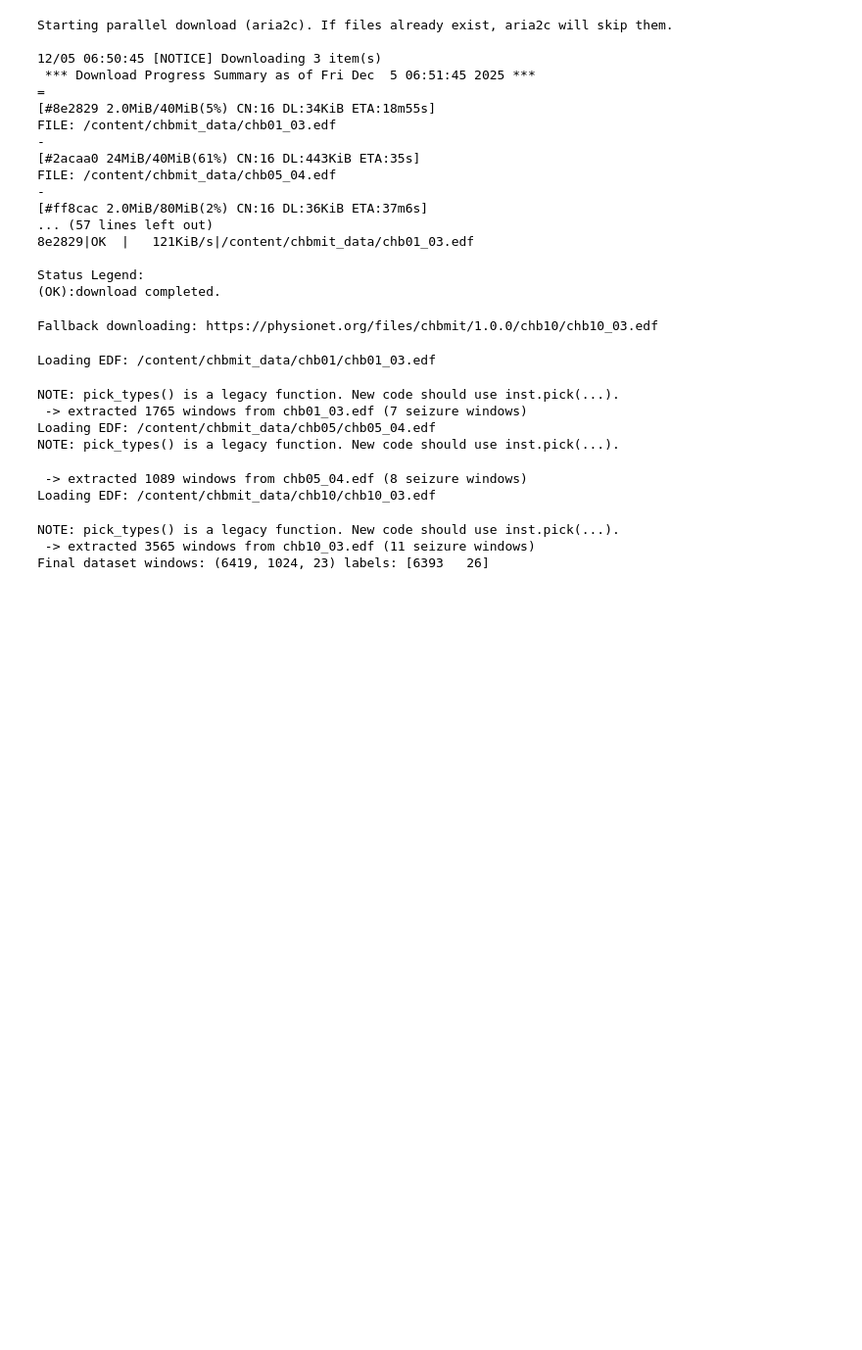
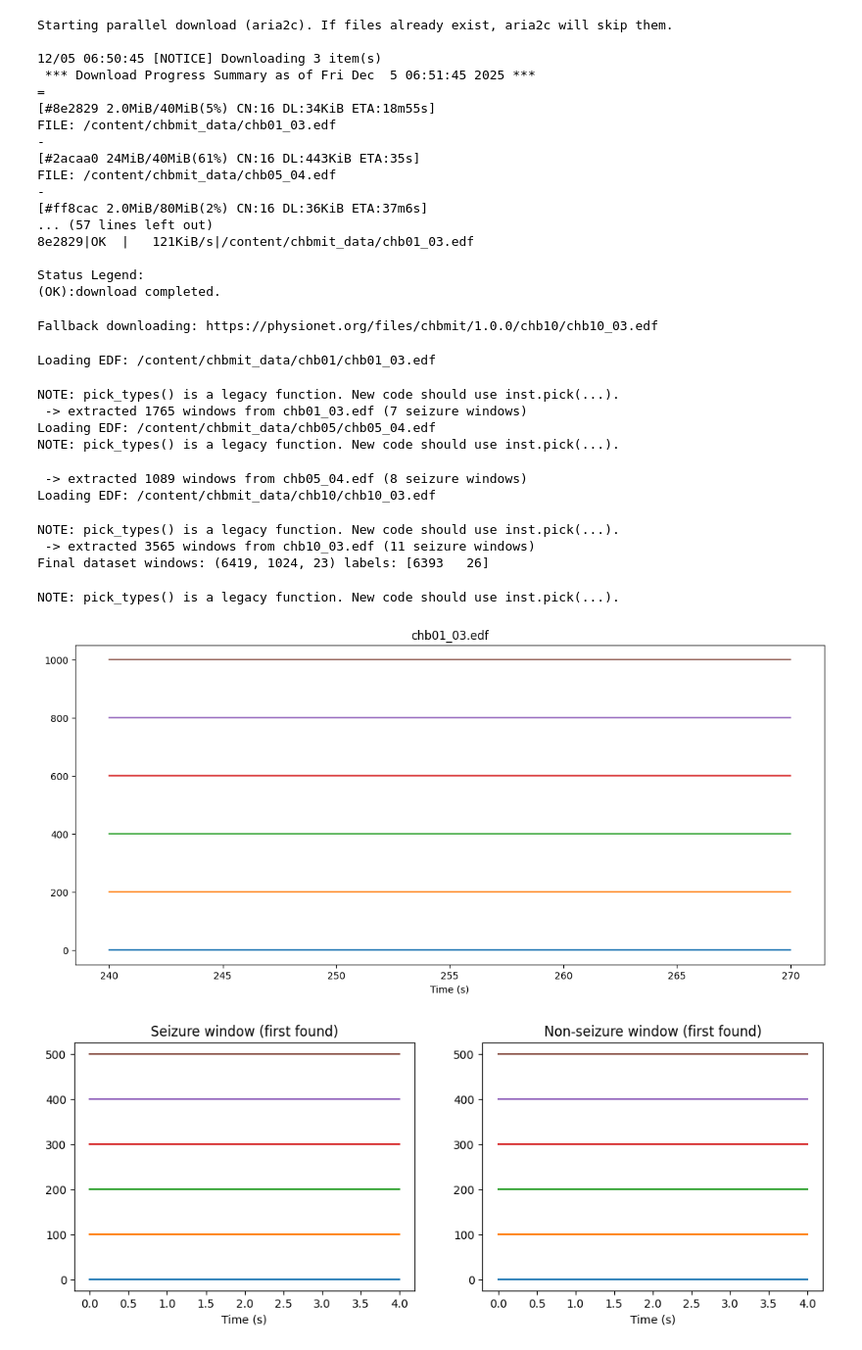
Before and after one commit to minhaz1172/BME_PROJECT, a Jupyter notebook: Seizure_Detection.ipynb, the cells around one changed output. Shown: that part at 98% size. Drawn from its saved outputs; the diff is of its cells as text; code cells hidden in the pictures; blank space fills up the shorter version.

Commit message:
Visualize signals and Seizure signal

```diff
--- a/Seizure_Detection.ipynb
+++ b/Seizure_Detection.ipynb
@@ -192,3 +192,44 @@ Loading EDF: /content/chbmit_data/chb10/chb10_03.edf
 NOTE: pick_types() is a legacy function. New code should use inst.pick(...).
  -> extracted 3565 windows from chb10_03.edf (11 seizure windows)
 Final dataset windows: (6419, 1024, 23) labels: [6393   26]
+# %%
+# STEP 5: Visualize example windows & raw signal
+# =========================
+def plot_raw_segment(edf_path, start_s=0, dur_s=10, channels=8):
+    raw = mne.io.read_raw_edf(edf_path, preload=True, verbose=False)
+    raw.pick_types(eeg=True)
+    data = raw.get_data()
+    times = raw.times
+    start_idx = int(start_s * fs)
+    end_idx = int((start_s + dur_s) * fs)
+    plt.figure(figsize=(14,6))
+    nch = min(channels, data.shape[0])
+    for i in range(nch):
+        plt.plot(times[start_idx:end_idx], data[i,start_idx:end_idx] + i*200, label=raw.ch_names[i])
+    plt.xlabel("Time (s)"); plt.title(os.path.basename(edf_path)); plt.show()
+# %%
+# plot raw around seizure for chb01_03
+plot_raw_segment(os.path.join(base_dir,'chb01','chb01_03.edf'), start_s=240, dur_s=30, channels=6)
+
+# plot one seizure window and one interictal window
+plt.figure(figsize=(12,4))
+plt.subplot(1,2,1)
+plt.title("Seizure window (first found)")
+s_idx = np.where(y==1)[0][0]
+w = X[s_idx]  # (timesteps, channels)
+for c in range(min(6, w.shape[1])):
+    plt.plot(np.arange(w.shape[0])/fs, w[:,c] + c*100)
+plt.xlabel("Time (s)")
+
+plt.subplot(1,2,2)
+plt.title("Non-seizure window (first found)")
+ns_idx = np.where(y==0)[0][0]
+w2 = X[ns_idx]
+for c in range(min(6, w2.shape[1])):
+    plt.plot(np.arange(w2.shape[0])/fs, w2[:,c] + c*100)
+plt.xlabel("Time (s)")
+plt.show()
+# %% [output]
+NOTE: pick_types() is a legacy function. New code should use inst.pick(...).
+[figure, added]
+[figure, added]
```
Also changed, not shown: parts of 4 cells of this notebook.
